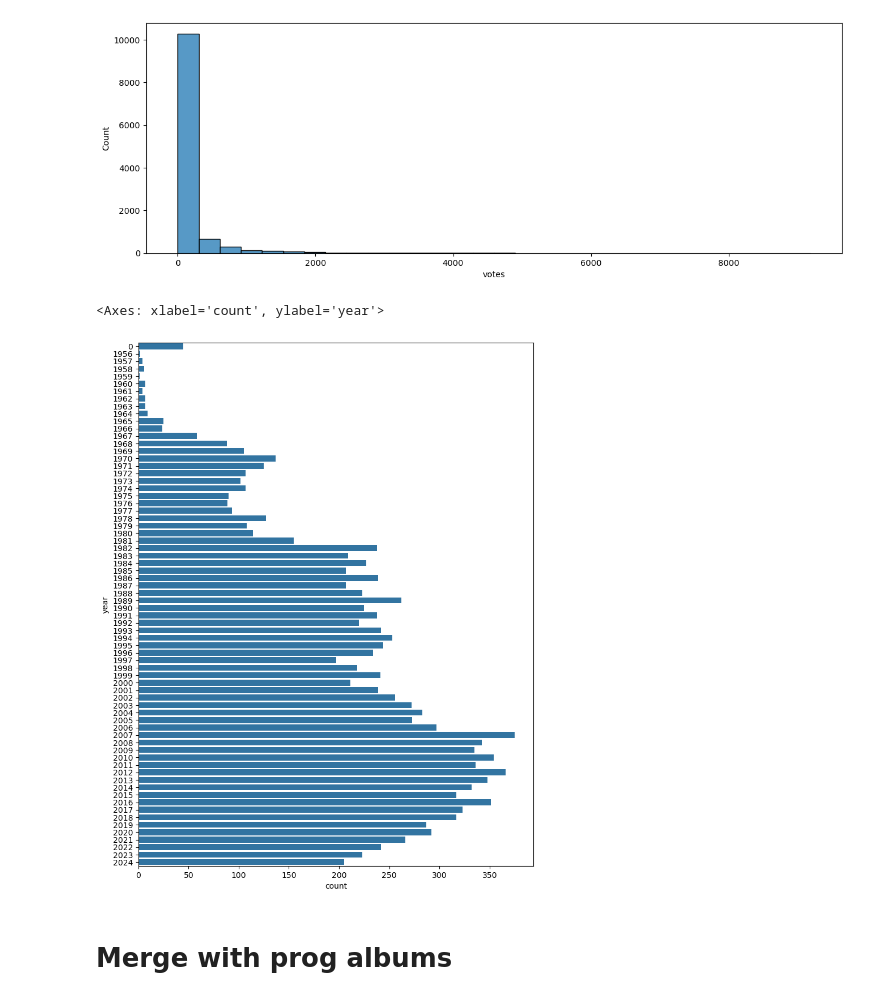
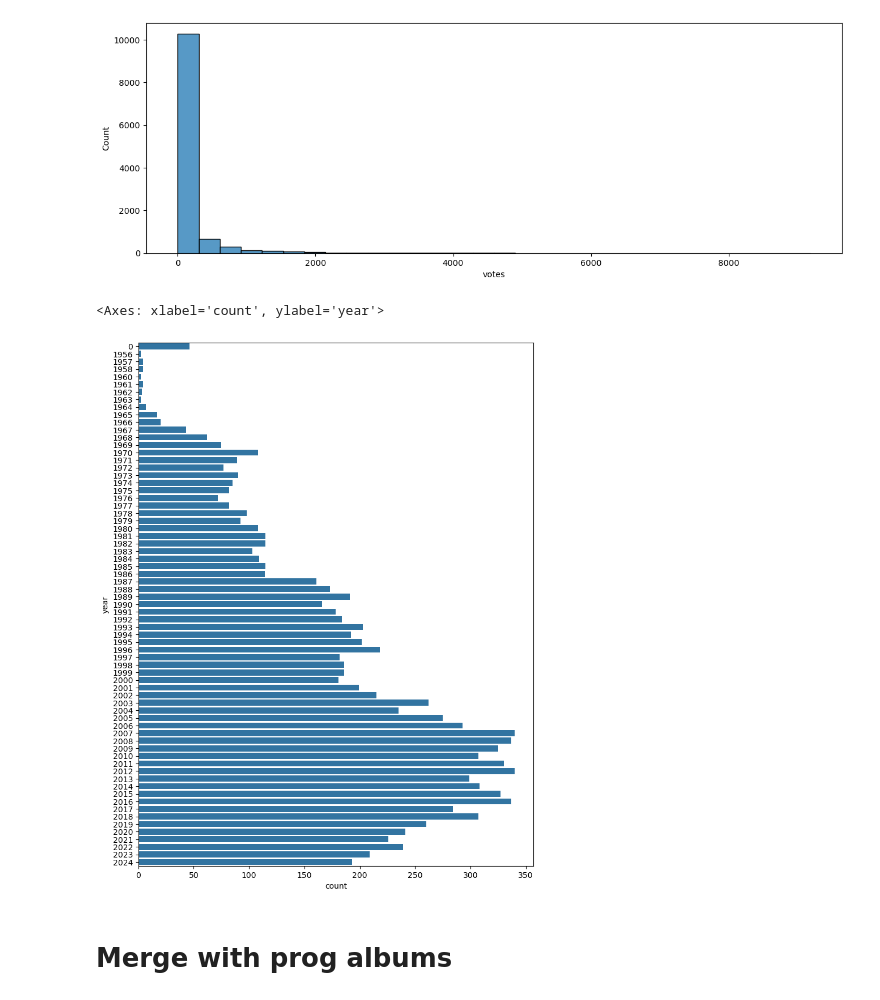
Before and after one commit to arnauog/what_the_rock, a Jupyter notebook: merges.ipynb, the cells around one changed output. Drawn from its saved outputs; the diff is of its cells as text; code cells hidden in the pictures.

```diff
--- a/merges.ipynb
+++ b/merges.ipynb
@@ -665,9 +702,0 @@ df.shape
-# %%
-# check one by one if necessary
-try:
-    df.drop([267], axis=0, inplace=True)
-    print('Rows dropped')
-    print(df.shape)
-except:
-    print("Couldn't drop these rows")
-    print(df.shape)
@@ -677,13 +703,22 @@ Rows dropped
 # %%
 # change specific values that are wrong/missing
 
-df.loc[4701, 'title'] = 'The Butterfly Album'
-df.loc[4701, 'rating'] = 3.65
-df.loc[4701, 'votes'] = 27
-df.loc[2084, 'album_length'] = 43.43
-df.loc[4702, 'tracks'] = 10
+# df.loc[4701, 'title'] = 'The Butterfly Album'
+# df.loc[4701, 'rating'] = 3.65
+# df.loc[4701, 'votes'] = 27
+# df.loc[2084, 'album_length'] = 43.43
+# df.loc[4702, 'tracks'] = 10
 # %%
 # calculate the decimals of the album length (seconds)
 26/60
 # %% [output]
 0.43333333333333335
+# %%
+# check one by one if necessary
+try:
+    df.drop([], axis=0, inplace=True)
+    print('Rows dropped')
+    print(df.shape)
+except:
+    print("Couldn't drop these rows")
+    print(df.shape)
@@ -708,6 +766,7 @@ df.artist = np.where(df['artist']=='Quiet Riot', np.nan, df['artist'])
 df.artist = np.where(df['artist']=='Red House Painters', np.nan, df['artist'])
 df.artist = np.where(df['artist']=='The Bronx', np.nan, df['artist'])
 df.artist = np.where(df['artist']=='Weezer', np.nan, df['artist'])
+df.artist = np.where(df['artist']=='Panchiko', np.nan, df['artist'])
 
 df.dropna(subset=['artist'], inplace=True)
 # %%
@@ -891,10 +955,10 @@ sns.histplot(data=df_masters_ratings[df_masters_ratings['votes']>1], x='votes',
 [figure]
 # %%
 plt.figure(figsize=(9,12))
-sns.countplot(data=df_masters_ratings, y='year')
+sns.countplot(data=df, y='year')
 # %% [output]
 <Axes: xlabel='count', ylabel='year'>
-[figure, old version]
+[figure, new version]
 # %% [markdown]
 # Merge with prog albums
 # %%
```
Also changed, not shown: parts of 58 cells of this notebook.
